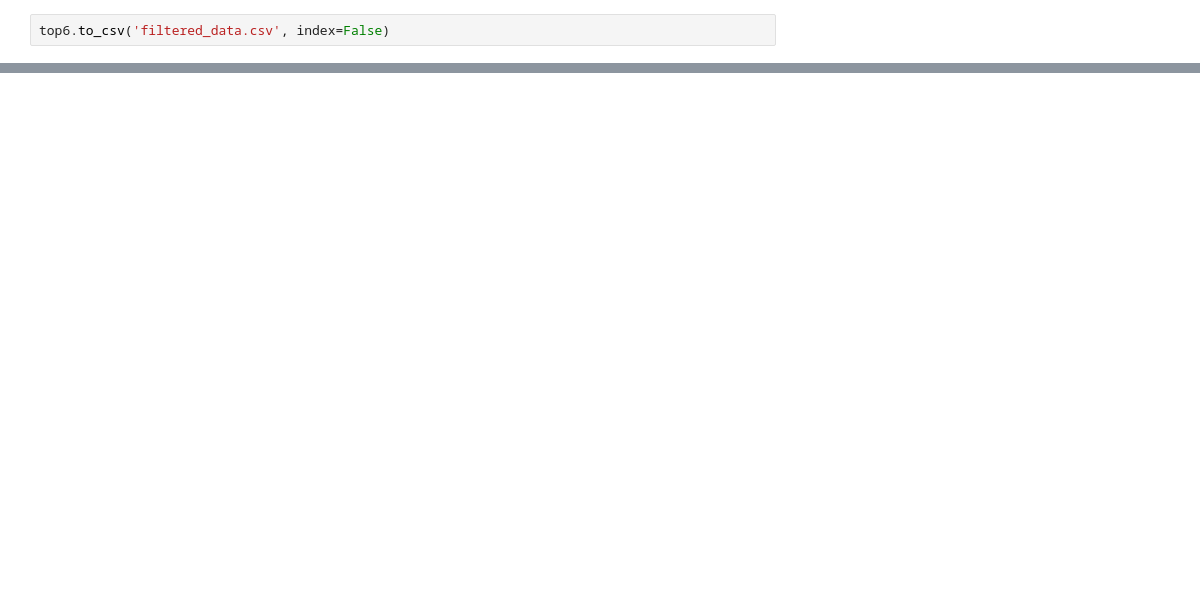
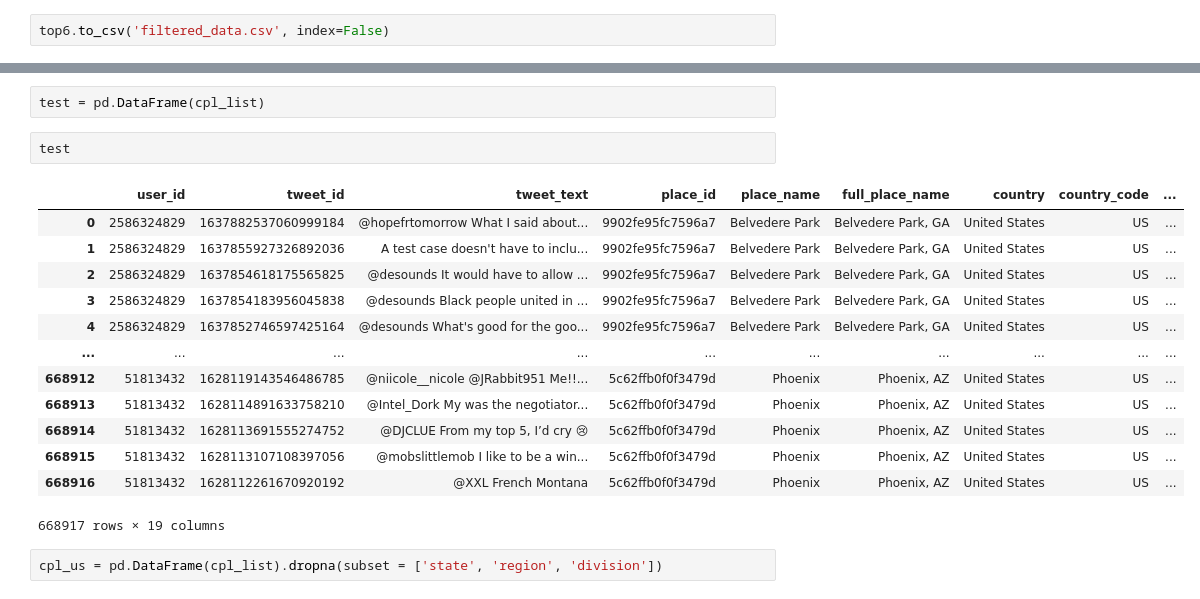
Before and after one commit to srtoner/SI630Project, a Jupyter notebook: DataSynthesis.ipynb, the cells around one changed output, grey strips where cells are left out. Saved outputs shown, nothing was run; the diff lists cells and outputs as text; blank space fills up the shorter version.

```diff
--- a/DataSynthesis.ipynb
+++ b/DataSynthesis.ipynb
@@ -186,0 +192,20 @@ top6.to_csv('filtered_data.csv', index=False)
+# %%
+test = pd.DataFrame(cpl_list)
+# %%
+test
+# %% [output]
+|  | user_id | tweet_id | tweet_text | place_id | place_name | full_place_name | country | country_code | ... |
+| 0 | 2586324829 | 1637882537060999184 | @hopefrtomorrow What I said about... | 9902fe95fc7596a7 | Belvedere Park | Belvedere Park, GA | United States | US | ... |
+| 1 | 2586324829 | 1637855927326892036 | A test case doesn't have to inclu... | 9902fe95fc7596a7 | Belvedere Park | Belvedere Park, GA | United States | US | ... |
+| 2 | 2586324829 | 1637854618175565825 | @desounds It would have to allow ... | 9902fe95fc7596a7 | Belvedere Park | Belvedere Park, GA | United States | US | ... |
+| 3 | 2586324829 | 1637854183956045838 | @desounds Black people united in ... | 9902fe95fc7596a7 | Belvedere Park | Belvedere Park, GA | United States | US | ... |
+| 4 | 2586324829 | 1637852746597425164 | @desounds What's good for the goo... | 9902fe95fc7596a7 | Belvedere Park | Belvedere Park, GA | United States | US | ... |
+| ... | ... | ... | ... | ... | ... | ... | ... | ... | ... |
+| 668912 | 51813432 | 1628119143546486785 | @niicole__nicole @JRabbit951 Me!!... | 5c62ffb0f0f3479d | Phoenix | Phoenix, AZ | United States | US | ... |
+| 668913 | 51813432 | 1628114891633758210 | @Intel_Dork My was the negotiator... | 5c62ffb0f0f3479d | Phoenix | Phoenix, AZ | United States | US | ... |
+| 668914 | 51813432 | 1628113691555274752 | @DJCLUE From my top 5, I’d cry 😢 | 5c62ffb0f0f3479d | Phoenix | Phoenix, AZ | United States | US | ... |
+| 668915 | 51813432 | 1628113107108397056 | @mobslittlemob I like to be a win... | 5c62ffb0f0f3479d | Phoenix | Phoenix, AZ | United States | US | ... |
+| 668916 | 51813432 | 1628112261670920192 | @XXL French Montana | 5c62ffb0f0f3479d | Phoenix | Phoenix, AZ | United States | US | ... |
+668917 rows × 19 columns
+# %%
+cpl_us = pd.DataFrame(cpl_list).dropna(subset = ['state', 'region', 'division'])
```
Also changed, not shown: parts of 16 cells of this notebook, 1 other file.
